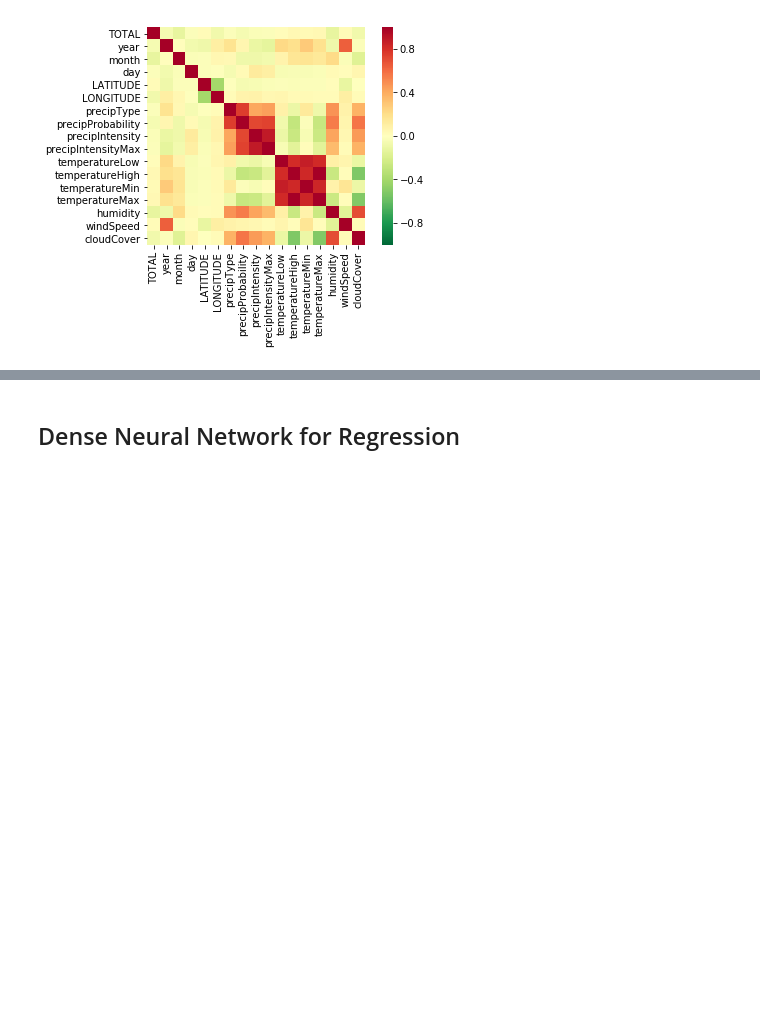
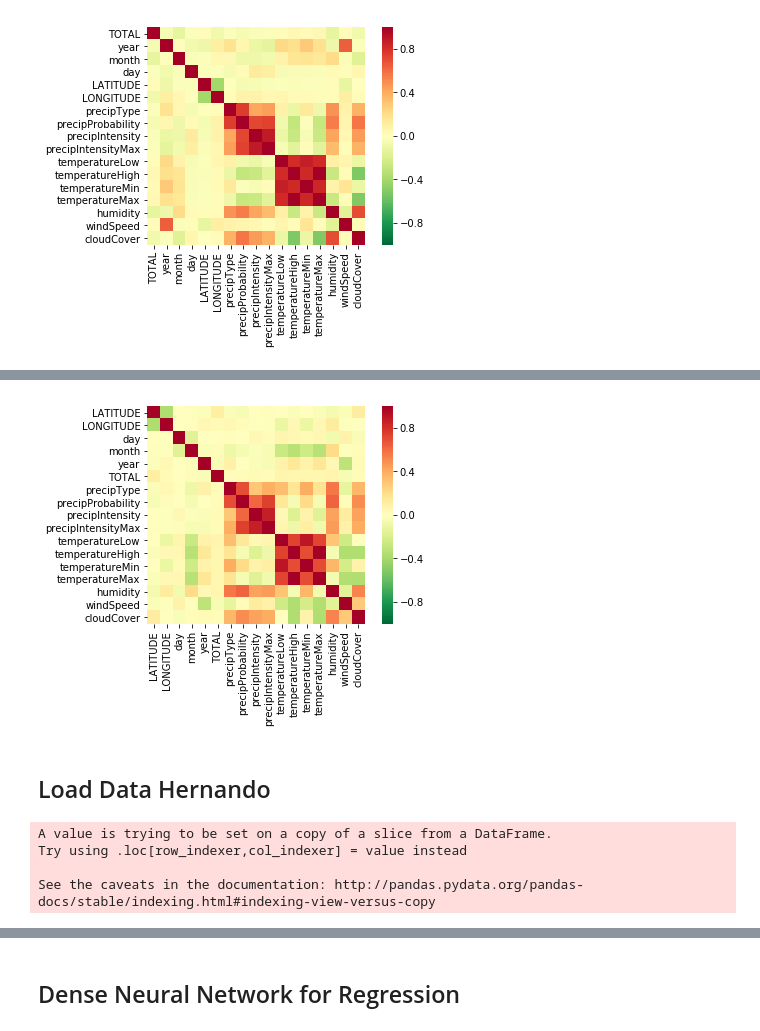
Before and after one commit to lrodrigocareaga/thesis, a Jupyter notebook: MosquitoHybridModel.ipynb, the cells around one changed output, grey strips where cells are left out. Saved outputs shown, nothing was run; the diff lists cells and outputs as text; code cells hidden in the pictures; blank space fills up the shorter version.

```diff
--- a/MosquitoHybridModel.ipynb
+++ b/MosquitoHybridModel.ipynb
@@ -298,0 +465,11 @@ testY = test["TOTAL"] / maxMosquito
+# %%
+#Observe the correlation of the variables
+corr = result.corr()
+corr.style.background_gradient()
+
+sns.heatmap(corr, cmap="RdYlGn_r", square= True, vmin=-1, vmax=1)
+plt.savefig('corr.eps', format='eps', dpi=900)
+# Display the heatmap
+plt.show()
+# %% [output]
+[figure, added]
@@ -298,0 +501,2 @@ testY = test["TOTAL"] / maxMosquito
+# %% [markdown]
+## Load Data Hernando
@@ -298,0 +516,22 @@ testY = test["TOTAL"] / maxMosquito
+# %%
+#filter the dataset
+df = df_info[cols]
+df['date'] = df['collection_date_end'].dt.strftime('%d-%m-%Y')
+df = df.dropna()
+
+df.day = df.day.astype(int)
+df.month = df.month.astype(int)
+df.year = df.year.astype(int)
+df.sample_count = df.sample_count.astype(int)
+df.sex = df.sex.astype(str)
+df['GENUS'] = df['species'].str.split(' ').str[0].astype(str)
+df['SPECIES'] = df['species'].str.split(' ').str[1].astype(str)
+df = df.rename(columns={"GPS_lat": "LATITUDE", "GPS_lon": "LONGITUDE"})
+
+del df['collection_date_end']
+del df['species']
+# %% [output]
+A value is trying to be set on a copy of a slice from a DataFrame.
+Try using .loc[row_indexer,col_indexer] = value instead
+
+See the caveats in the documentation: http://pandas.pydata.org/pandas-docs/stable/indexing.html#indexing-view-versus-copy
```
Also changed, not shown: parts of 62 cells of this notebook.
